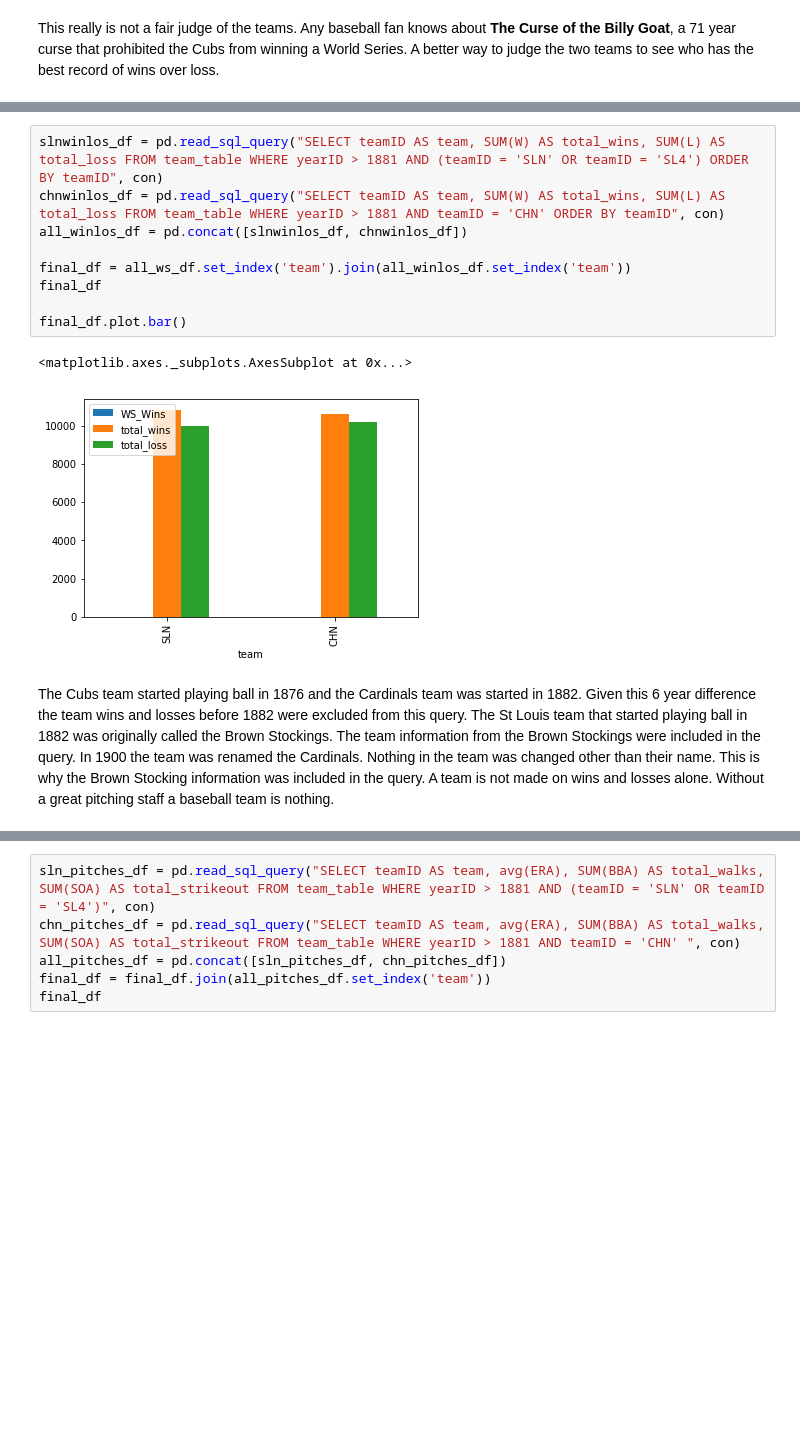
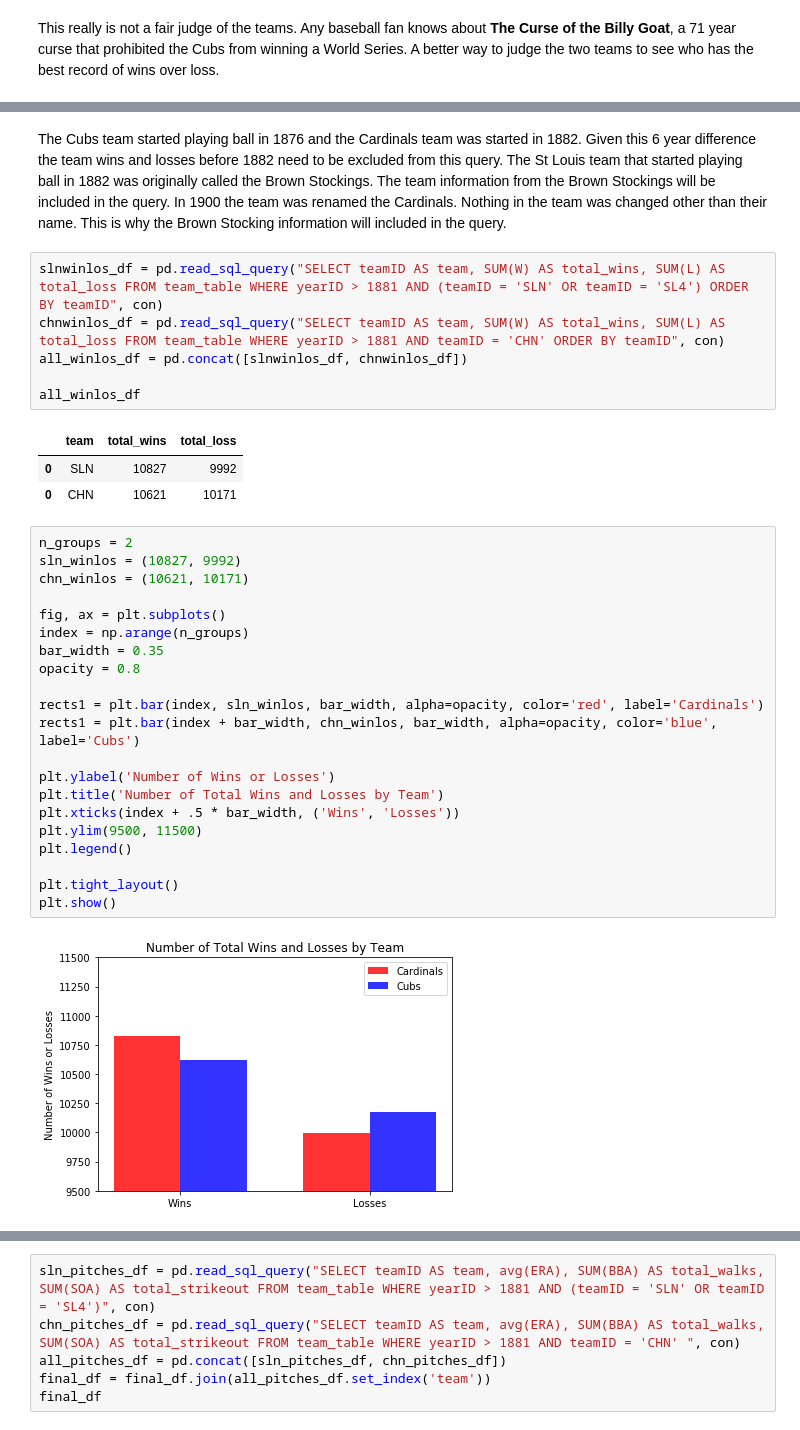
Before and after one commit to afbaum/baseball, a Jupyter notebook: Baseball.ipynb, the cells around one changed output, grey strips where cells are left out. Cells and saved outputs as stored; diff of their text form; blank space fills up the shorter version.

```diff
--- a/Baseball.ipynb
+++ b/Baseball.ipynb
@@ -33,14 +83,35 @@ This really is not a fair judge of the teams.  Any baseball fan knows about **Th
+# %% [markdown]
+The Cubs team started playing ball in 1876 and the Cardinals team was started in 1882.  Given this 6 year difference the team wins and losses before 1882 need to be excluded from this query.  The St Louis team that started playing ball in 1882 was originally called the Brown Stockings.  The team information from the Brown Stockings will be included in the query.  In 1900 the team was renamed the Cardinals.  Nothing in the team was changed other than their name.  This is why the Brown Stocking information will included in the query.
 # %%
 slnwinlos_df = pd.read_sql_query("SELECT teamID AS team, SUM(W) AS total_wins, SUM(L) AS total_loss FROM team_table WHERE yearID > 1881 AND (teamID = 'SLN' OR teamID = 'SL4') ORDER BY teamID", con)
 chnwinlos_df = pd.read_sql_query("SELECT teamID AS team, SUM(W) AS total_wins, SUM(L) AS total_loss FROM team_table WHERE yearID > 1881 AND teamID = 'CHN' ORDER BY teamID", con)
 all_winlos_df = pd.concat([slnwinlos_df, chnwinlos_df])
 
-final_df = all_ws_df.set_index('team').join(all_winlos_df.set_index('team'))
-final_df
-
-final_df.plot.bar()
+all_winlos_df
 # %% [output]
-<matplotlib.axes._subplots.AxesSubplot at 0x...>
-[figure, removed]
+|  | team | total_wins | total_loss |
+| 0 | SLN | 10827 | 9992 |
+| 0 | CHN | 10621 | 10171 |
-# %% [markdown]
-The Cubs team started playing ball in 1876 and the Cardinals team was started in 1882.  Given this 6 year difference the team wins and losses before 1882 were excluded from this query.  The St Louis team that started playing ball in 1882 was originally called the Brown Stockings.  The team information from the Brown Stockings were included in the query.  In 1900 the team was renamed the Cardinals.  Nothing in the team was changed other than their name.  This is why the Brown Stocking information was included in the query.  A team is not made on wins and losses alone.  Without a great pitching staff a baseball team is nothing.
+# %%
+n_groups = 2
+sln_winlos = (10827, 9992)
+chn_winlos = (10621, 10171)
+
+fig, ax = plt.subplots()
+index = np.arange(n_groups)
+bar_width = 0.35
+opacity = 0.8
+
+rects1 = plt.bar(index, sln_winlos, bar_width, alpha=opacity, color='red', label='Cardinals')
+rects1 = plt.bar(index + bar_width, chn_winlos, bar_width, alpha=opacity, color='blue', label='Cubs')
+
+plt.ylabel('Number of Wins or Losses')
+plt.title('Number of Total Wins and Losses by Team')
+plt.xticks(index + .5 * bar_width, ('Wins', 'Losses'))
+plt.ylim(9500, 11500)
+plt.legend()
+
+plt.tight_layout()
+plt.show()
+# %% [output]
+[figure, added]
```
Also changed, not shown: parts of 7 cells of this notebook, 1 other file.
